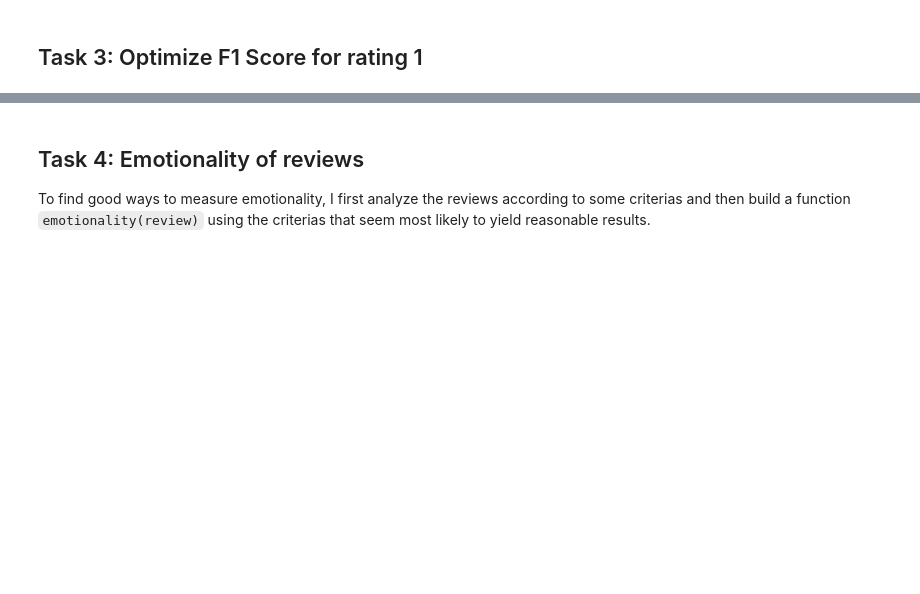
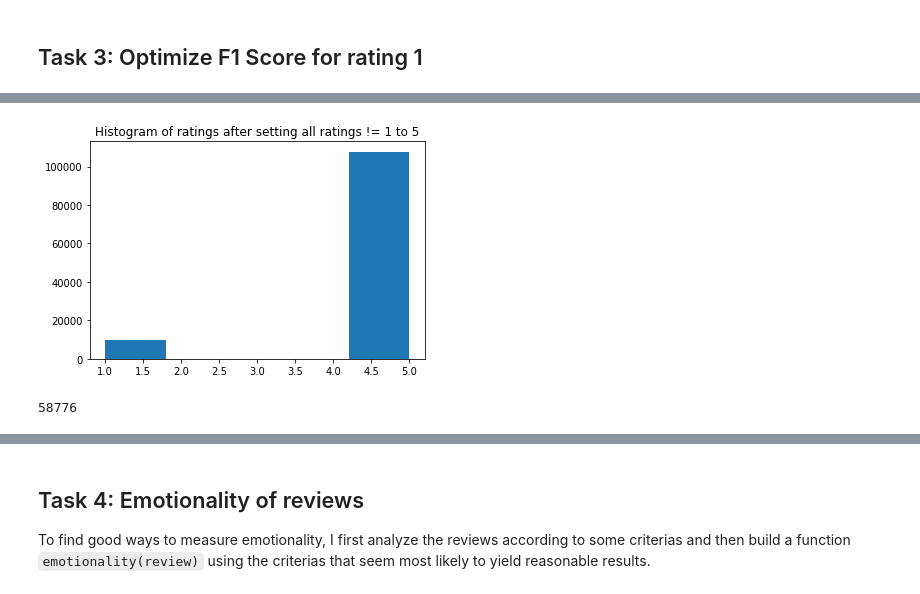
Before and after one commit to patricsteiner/nlp, a Jupyter notebook: a3_sentiment_analysis/sentiment analysis of amazon reviews.ipynb, the cells around one changed output, grey strips where cells are left out. Saved outputs shown, nothing was run; the diff lists cells and outputs as text; code cells hidden in the pictures; blank space fills up the shorter version.

```diff
--- a/a3_sentiment_analysis/sentiment analysis of amazon reviews.ipynb
+++ b/a3_sentiment_analysis/sentiment analysis of amazon reviews.ipynb
@@ -207,0 +286,20 @@ F1 Score mean for class 4 and 5 =  0.54855049321204
+# %%
+y_train_modified = list(map(lambda x: 1 if x == 1 else 5, y_train))
+
+x_train_modified = x_train
+plt.hist(y_train_modified, bins=5)
+plt.title('Histogram of ratings after setting all ratings != 1 to 5')
+plt.show()
+# %% [output]
+[figure, added]
+# %%
+# using only a subset of the data because the dataset is very skewed
+x_train_neg = [x for i,x in enumerate(x_train) if y_train[i] == 1]
+x_train_pos = [x for i,x in enumerate(x_train) if y_train[i] > 1]
+x_train_pos = x_train_pos[:len(x_train_neg)*5] # still skewed, but 5 times more positive examples seems to yield the best result...
+
+x_train_modified = x_train_neg + x_train_pos
+y_train_modified = [1 for i in range(len(x_train_neg))] + [5 for i in range(len(x_train_pos))]
+len(x_train_modified)
+# %% [output]
+58776
```
Also changed, not shown: parts of 19 cells of this notebook.
